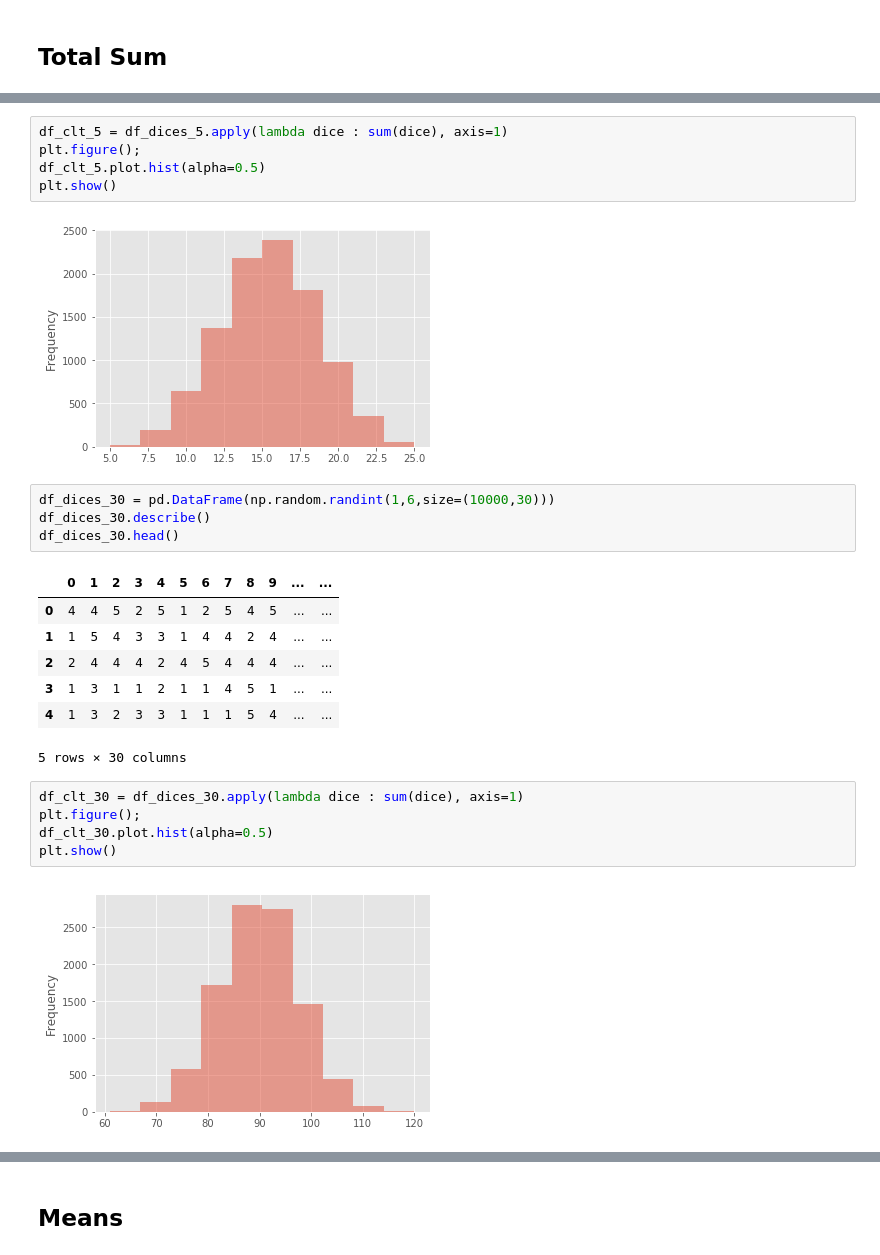
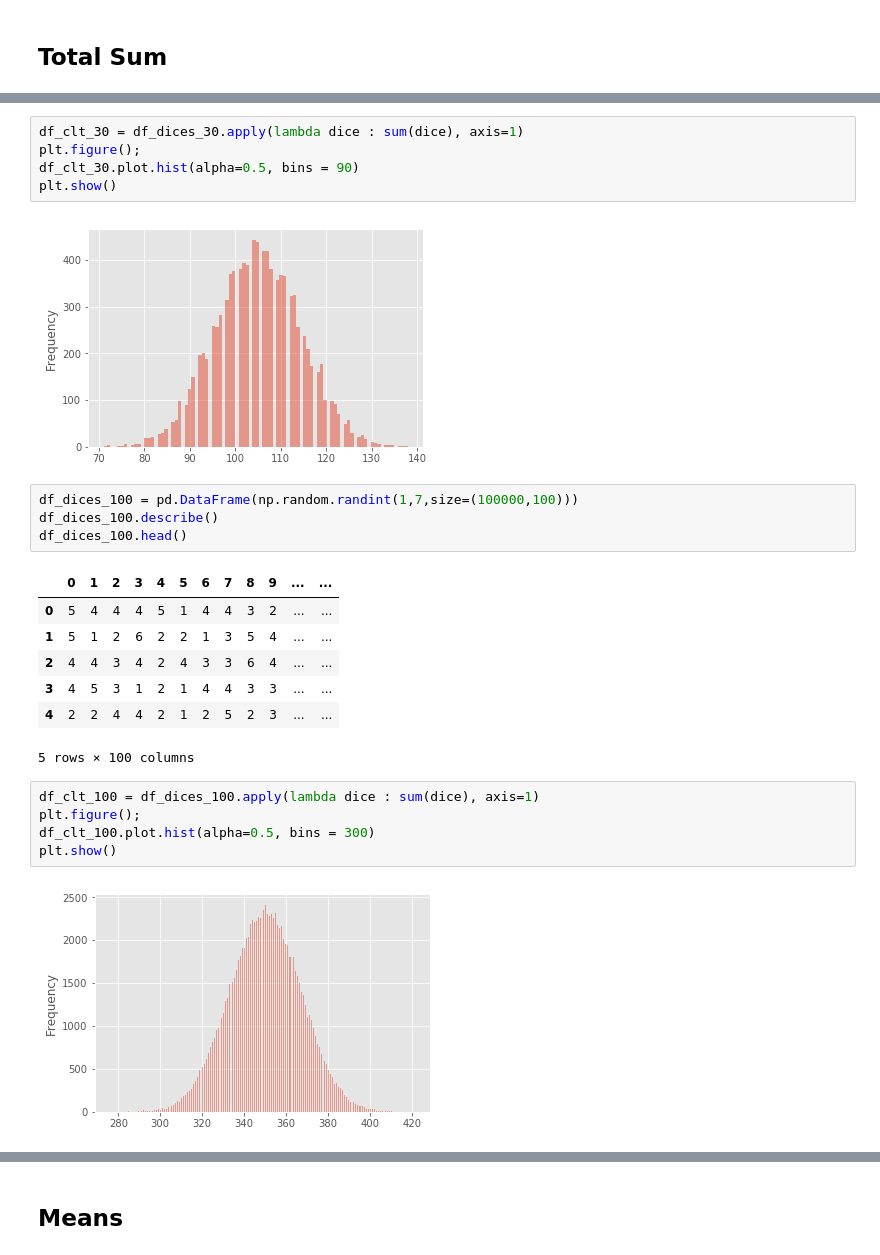
Before and after one commit to mvervuurt/datakitchen, a Jupyter notebook: Proofs/clt_pd.ipynb, the cells around one changed output, grey strips where cells are left out. Saved outputs shown, nothing was run; the diff lists cells and outputs as text.

```diff
--- a/Proofs/clt_pd.ipynb
+++ b/Proofs/clt_pd.ipynb
@@ -59,26 +86,26 @@ df_dices_5.head()
 # %%
-df_clt_5 = df_dices_5.apply(lambda dice : sum(dice), axis=1)
+df_clt_30 = df_dices_30.apply(lambda dice : sum(dice), axis=1)
 plt.figure();
-df_clt_5.plot.hist(alpha=0.5)
+df_clt_30.plot.hist(alpha=0.5, bins = 90)
 plt.show()
 # %% [output]
-[figure, old version]
+[figure, new version]
 # %%
-df_dices_30 = pd.DataFrame(np.random.randint(1,6,size=(10000,30)))
-df_dices_30.describe()
-df_dices_30.head()
+df_dices_100 = pd.DataFrame(np.random.randint(1,7,size=(100000,100)))
+df_dices_100.describe()
+df_dices_100.head()
 # %% [output]
 |  | 0 | 1 | 2 | 3 | 4 | 5 | 6 | 7 | 8 | 9 | ... | ... |
-| 0 | 4 | 4 | 5 | 2 | 5 | 1 | 2 | 5 | 4 | 5 | ... | ... |
-| 1 | 1 | 5 | 4 | 3 | 3 | 1 | 4 | 4 | 2 | 4 | ... | ... |
-| 2 | 2 | 4 | 4 | 4 | 2 | 4 | 5 | 4 | 4 | 4 | ... | ... |
-| 3 | 1 | 3 | 1 | 1 | 2 | 1 | 1 | 4 | 5 | 1 | ... | ... |
-| 4 | 1 | 3 | 2 | 3 | 3 | 1 | 1 | 1 | 5 | 4 | ... | ... |
+| 0 | 5 | 4 | 4 | 4 | 5 | 1 | 4 | 4 | 3 | 2 | ... | ... |
+| 1 | 5 | 1 | 2 | 6 | 2 | 2 | 1 | 3 | 5 | 4 | ... | ... |
+| 2 | 4 | 4 | 3 | 4 | 2 | 4 | 3 | 3 | 6 | 4 | ... | ... |
+| 3 | 4 | 5 | 3 | 1 | 2 | 1 | 4 | 4 | 3 | 3 | ... | ... |
+| 4 | 2 | 2 | 4 | 4 | 2 | 1 | 2 | 5 | 2 | 3 | ... | ... |
-5 rows × 30 columns
+5 rows × 100 columns
 # %%
-df_clt_30 = df_dices_30.apply(lambda dice : sum(dice), axis=1)
+df_clt_100 = df_dices_100.apply(lambda dice : sum(dice), axis=1)
 plt.figure();
-df_clt_30.plot.hist(alpha=0.5)
+df_clt_100.plot.hist(alpha=0.5, bins = 300)
 plt.show()
 # %% [output]
-[figure, old version]
+[figure, new version]
```
Also changed, not shown: parts of 13 cells of this notebook, 2 other files.
